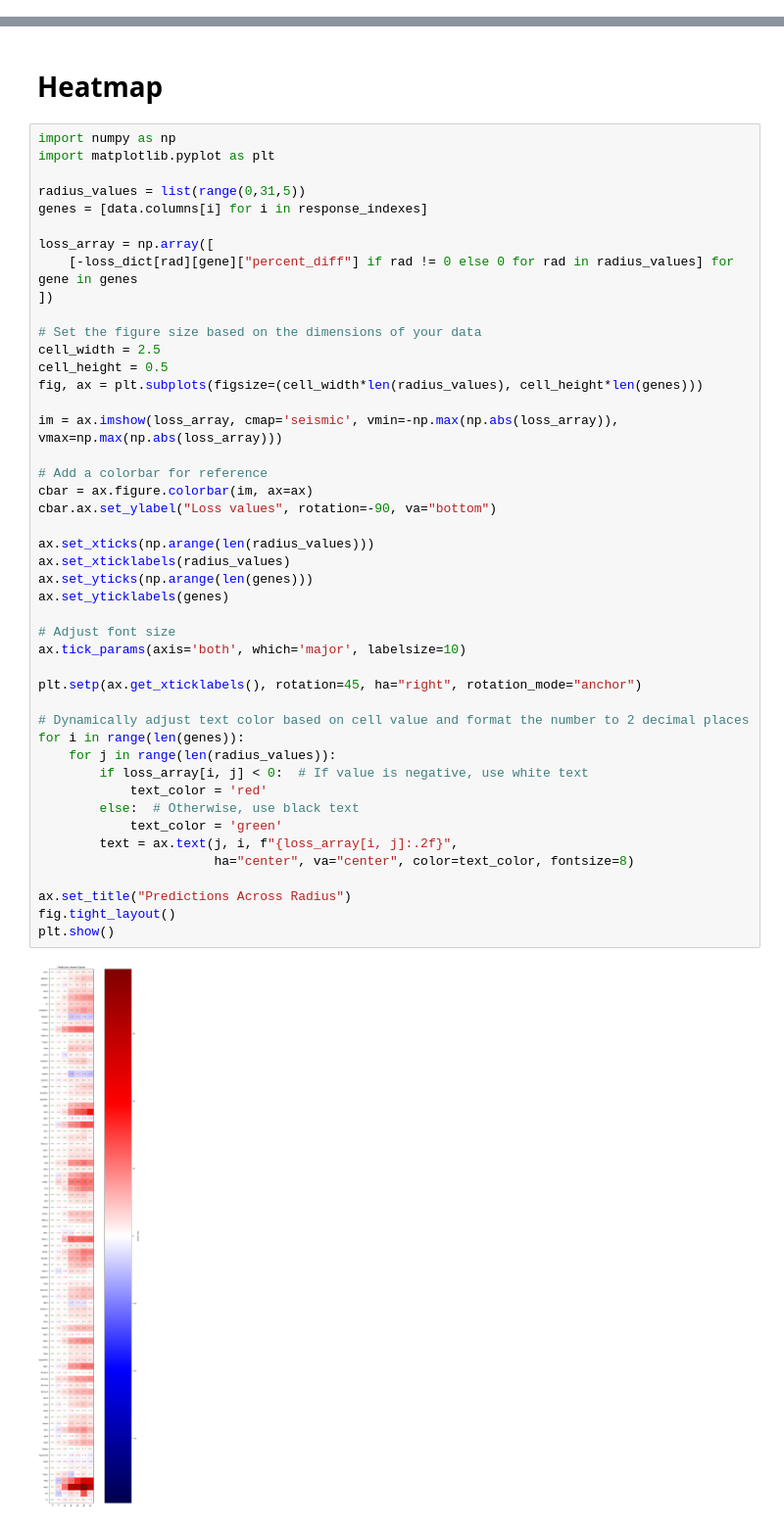
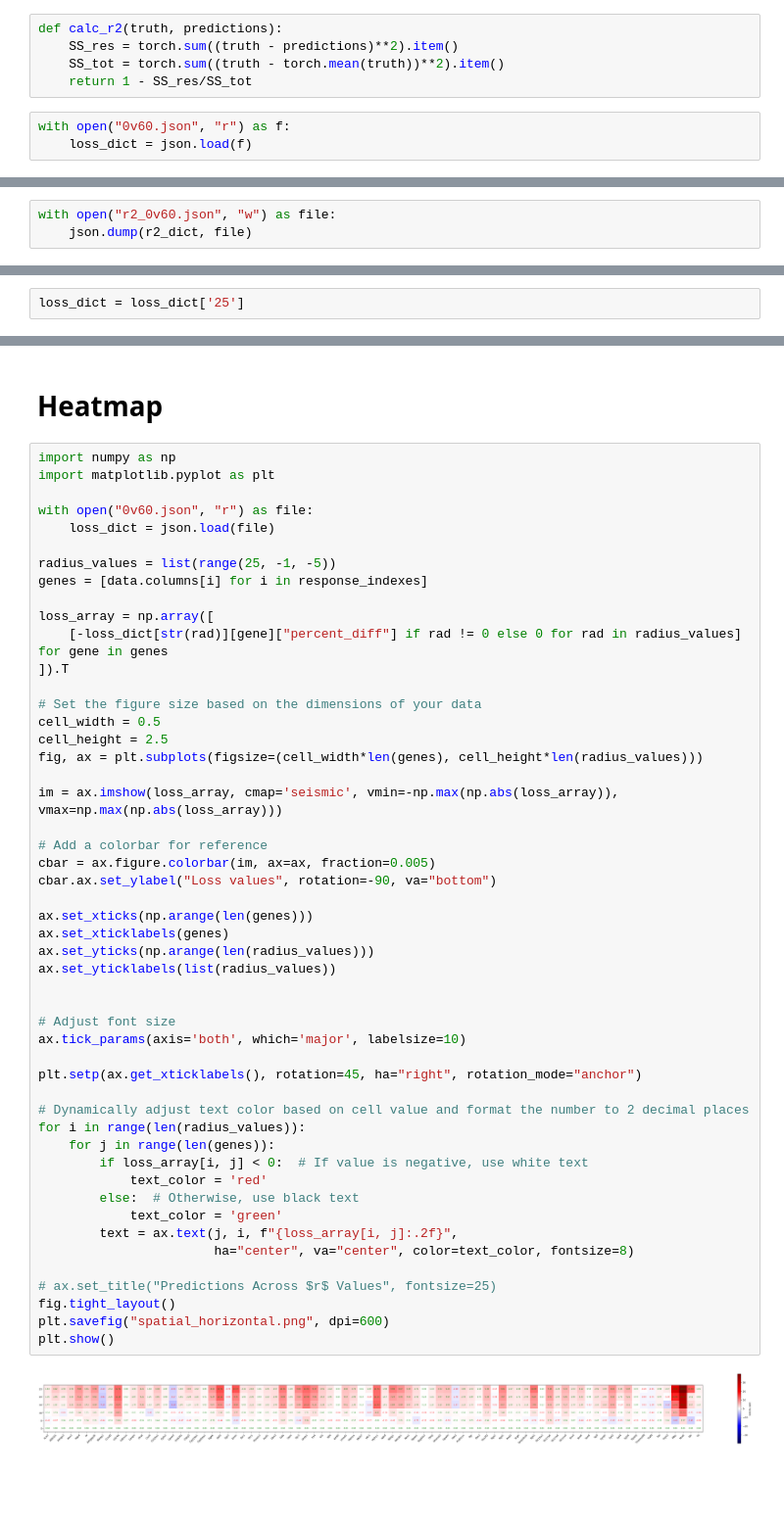
Before and after one commit to prob-ml/spice, a Jupyter notebook: examples/0v60.ipynb, the cells around one changed output, grey strips where cells are left out. Shown at 98% size. Cells and saved outputs as stored; diff of their text form; blank space fills up the shorter version.

```diff
--- a/examples/0v60.ipynb
+++ b/examples/0v60.ipynb
@@ -268,0 +156,8 @@ TEST Profiler Report
+# %%
+def calc_r2(truth, predictions):
+    SS_res = torch.sum((truth - predictions)**2).item()
+    SS_tot = torch.sum((truth - torch.mean(truth))**2).item()
+    return 1 - SS_res/SS_tot
+# %%
+with open("0v60.json", "r") as f:
+    loss_dict = json.load(f)
@@ -294,7 +289,12 @@ with open("0v60.json", "w") as file:
+# %%
+with open("r2_0v60.json", "w") as file:
+    json.dump(r2_dict, file)
 # %% [markdown]
 # Plot the results.
 # %%
 import matplotlib.pyplot as plt
+# %%
+loss_dict = loss_dict['25']
 # %%
 percent_differences = [-loss_dict[x]["percent_diff"] for x in loss_dict]
 # %%
@@ -346,46 +346,51 @@ plt.show()
 import numpy as np
 import matplotlib.pyplot as plt
 
-radius_values = list(range(0,31,5))
+with open("0v60.json", "r") as file:
+    loss_dict = json.load(file)
+
+radius_values = list(range(25, -1, -5))
 genes = [data.columns[i] for i in response_indexes]
 
 loss_array = np.array([
-    [-loss_dict[rad][gene]["percent_diff"] if rad != 0 else 0 for rad in radius_values] for gene in genes
-])
+    [-loss_dict[str(rad)][gene]["percent_diff"] if rad != 0 else 0 for rad in radius_values] for gene in genes
+]).T
 
 # Set the figure size based on the dimensions of your data
-cell_width = 2.5
-cell_height = 0.5
-fig, ax = plt.subplots(figsize=(cell_width*len(radius_values), cell_height*len(genes)))
+cell_width = 0.5
+cell_height = 2.5
+fig, ax = plt.subplots(figsize=(cell_width*len(genes), cell_height*len(radius_values)))
 
 im = ax.imshow(loss_array, cmap='seismic', vmin=-np.max(np.abs(loss_array)), vmax=np.max(np.abs(loss_array)))
 
 # Add a colorbar for reference
-cbar = ax.figure.colorbar(im, ax=ax)
+cbar = ax.figure.colorbar(im, ax=ax, fraction=0.005)
 cbar.ax.set_ylabel("Loss values", rotation=-90, va="bottom")
 
-ax.set_xticks(np.arange(len(radius_values)))
-ax.set_xticklabels(radius_values)
-ax.set_yticks(np.arange(len(genes)))
-ax.set_yticklabels(genes)
+ax.set_xticks(np.arange(len(genes)))
+ax.set_xticklabels(genes)
+ax.set_yticks(np.arange(len(radius_values)))
+ax.set_yticklabels(list(radius_values))
+
 
 # Adjust font size
 ax.tick_params(axis='both', which='major', labelsize=10)
 
 plt.setp(ax.get_xticklabels(), rotation=45, ha="right", rotation_mode="anchor")
 
 # Dynamically adjust text color based on cell value and format the number to 2 decimal places
-for i in range(len(genes)):
-    for j in range(len(radius_values)):
+for i in range(len(radius_values)):
+    for j in range(len(genes)):
         if loss_array[i, j] < 0:  # If value is negative, use white text
             text_color = 'red'
         else:  # Otherwise, use black text
             text_color = 'green'
         text = ax.text(j, i, f"{loss_array[i, j]:.2f}",
                        ha="center", va="center", color=text_color, fontsize=8)
 
-ax.set_title("Predictions Across Radius")
+# ax.set_title("Predictions Across $r$ Values", fontsize=25)
 fig.tight_layout()
+plt.savefig("spatial_horizontal.png", dpi=600)
 plt.show()
 # %% [output]
-[figure, old version]
+[figure, new version]
```
Also changed, not shown: parts of 15 cells of this notebook, 31 other files.
